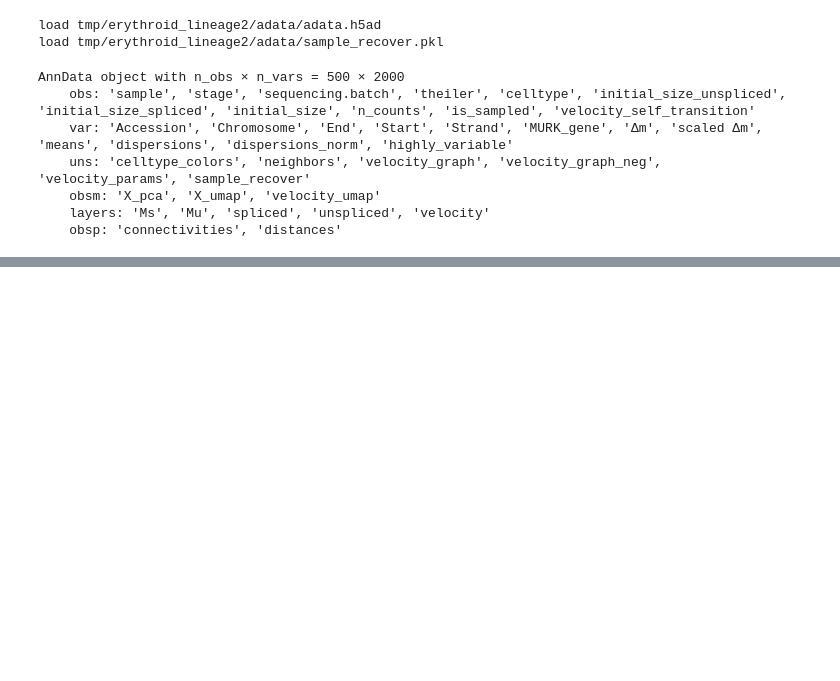
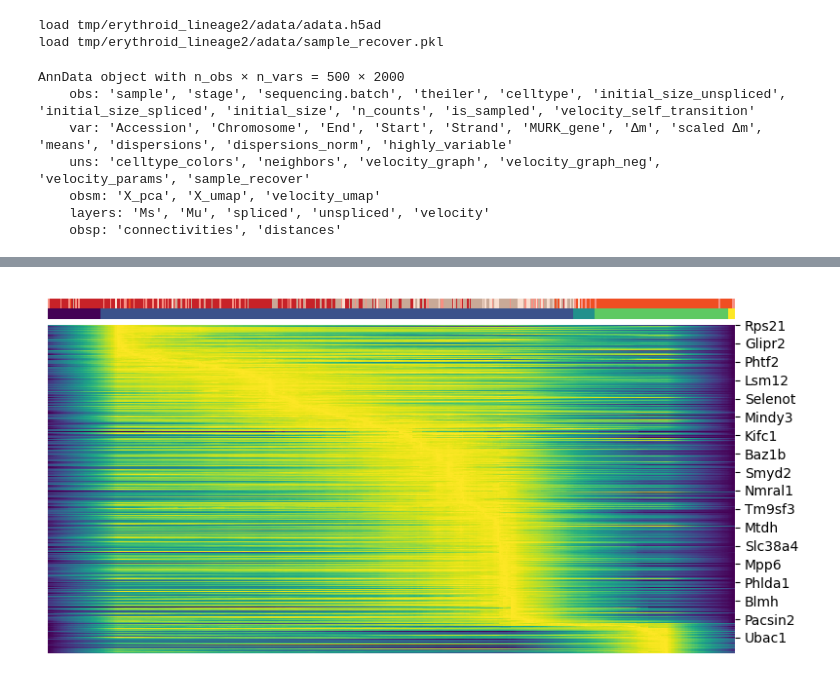
Before and after one commit to HuangDDU/velovgi_workstation, a Jupyter notebook: notebook/local_pc/23_04_25_03_erythroid_lineage_下游分析2_CellDancer对于基因的描述.ipynb, the cells around one changed output, grey strips where cells are left out. Cells and saved outputs as stored; diff of their text form; code cells hidden in the pictures; blank space fills up the shorter version.

```diff
--- a/notebook/local_pc/23_04_25_03_erythroid_lineage_下游分析2_CellDancer对于基因的描述.ipynb
+++ b/notebook/local_pc/23_04_25_03_erythroid_lineage_下游分析2_CellDancer对于基因的描述.ipynb
@@ -34,0 +55,2 @@ AnnData object with n_obs × n_vars = 500 × 2000
+# %%
+time_key = "latent_time"
@@ -34,0 +59,4 @@ AnnData object with n_obs × n_vars = 500 × 2000
+# %%
+velovgi.pp.moment_layer_attribute(adata, subsample_adata, attribute="fit_t")
+adata.obs[time_key] = adata.layers["fit_t"].mean(axis=1).A[:, 0]
+adata
@@ -34,0 +71,6 @@ AnnData object with n_obs × n_vars = 500 × 2000
+# %%
+# velovgi_model.get_gene_likelihood(subsample_adata)
+top_genes = list(adata.var.index[:2000]) # 这里top_gene暂时这也写,以后可以用marker基因看，或者皮尔森相关系数>0.8(CellDancer)
+scv.pl.heatmap(adata, var_names=top_genes, sortby=time_key, col_color=[cluster_key, time_key], n_convolve=100)
+# %% [output]
+[figure, added]
```
Also changed, not shown: parts of 22 cells of this notebook, 4 other files.
